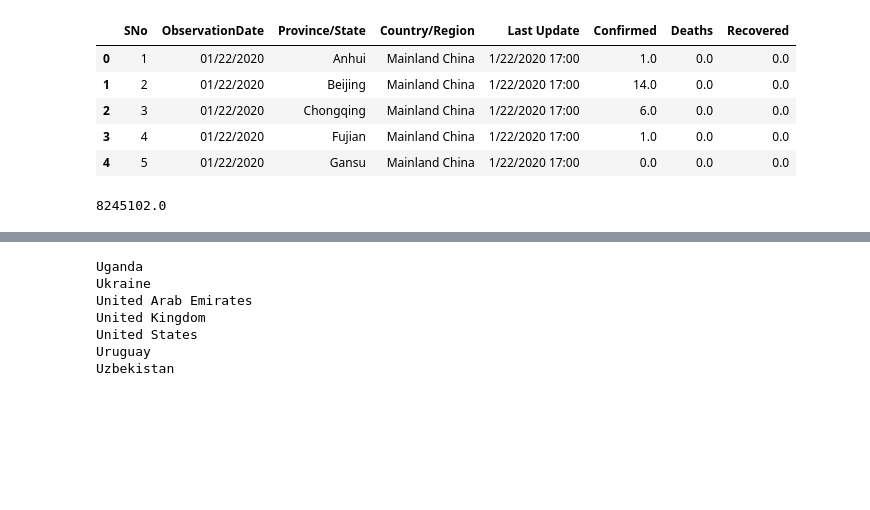
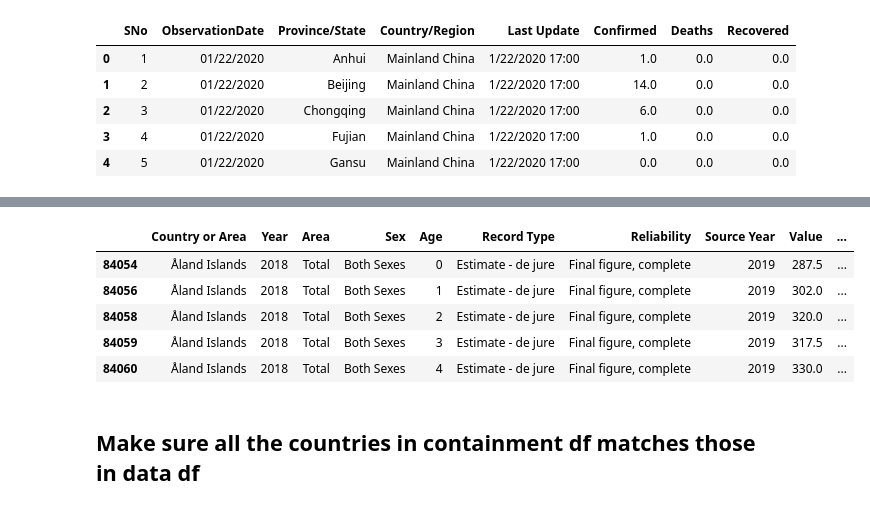
Before and after one commit to natalie-w/coronavirus_website_visualization, a Jupyter notebook: verify_data.ipynb, the cells around one changed output, grey strips where cells are left out. Drawn from its saved outputs; the diff is of its cells as text; code cells hidden in the pictures; blank space fills up the shorter version.

Commit message:
gov responses by country + covid-19 impact by country

```diff
--- a/verify_data.ipynb
+++ b/verify_data.ipynb
@@ -4,7 +22,12 @@ import numpy as np
 # %%
+## why can't everyone spell countries the same way
+
 data = pd.read_csv("docs/data/covid_19_data.csv")
 contain = pd.read_csv("docs/data/COVID 19 Containment measures data.csv")
 countries = pd.read_csv("docs/data/countries of the world.csv")
+demo = pd.read_csv("docs/data/world_demographics.csv")
+
+countries["Country"] = countries["Country"].apply(lambda x: x.rstrip())
 # %%
 data.head()
 # %% [output]
@@ -14,10 +37,6 @@ data.head()
 | 2 | 3 | 01/22/2020 | Chongqing | Mainland China | 1/22/2020 17:00 | 6.0 | 0.0 | 0.0 |
 | 3 | 4 | 01/22/2020 | Fujian | Mainland China | 1/22/2020 17:00 | 1.0 | 0.0 | 0.0 |
 | 4 | 5 | 01/22/2020 | Gansu | Mainland China | 1/22/2020 17:00 | 0.0 | 0.0 | 0.0 |
-# %%
-sum(data["Confirmed"])
-# %% [output]
-8245102.0
 # %%
 contain.head()
 # %% [output]
@@ -36,15 +55,14 @@ countries.head()
 | 2 | Algeria | NORTHERN AFRICA | 32930091 | 2381740 | 13,8 | 0,04 | ... |
 | 3 | American Samoa | OCEANIA | 57794 | 199 | 290,4 | 58,29 | ... |
 | 4 | Andorra | WESTERN EUROPE | 71201 | 468 | 152,1 | 0,00 | ... |
-# %%
-for u in countries["Country"]:
-    if "U" in u:
-        print(u)
-# %% [output]
-Uganda
-Ukraine
-United Arab Emirates
-United Kingdom
-United States
-Uruguay
-Uzbekistan
+# %%
+demo.head()
+# %% [output]
+|  | Country or Area | Year | Area | Sex | Age | Record Type | Reliability | Source Year | Value | ... |
+| 84054 | Åland Islands | 2018 | Total | Both Sexes | 0 | Estimate - de jure | Final figure, complete | 2019 | 287.5 | ... |
+| 84056 | Åland Islands | 2018 | Total | Both Sexes | 1 | Estimate - de jure | Final figure, complete | 2019 | 302.0 | ... |
+| 84058 | Åland Islands | 2018 | Total | Both Sexes | 2 | Estimate - de jure | Final figure, complete | 2019 | 320.0 | ... |
+| 84059 | Åland Islands | 2018 | Total | Both Sexes | 3 | Estimate - de jure | Final figure, complete | 2019 | 317.5 | ... |
+| 84060 | Åland Islands | 2018 | Total | Both Sexes | 4 | Estimate - de jure | Final figure, complete | 2019 | 330.0 | ... |
+# %% [markdown]
+## Make sure all the countries in containment df matches those in data df
```
Also changed, not shown: parts of 22 cells of this notebook, 6 other files.
